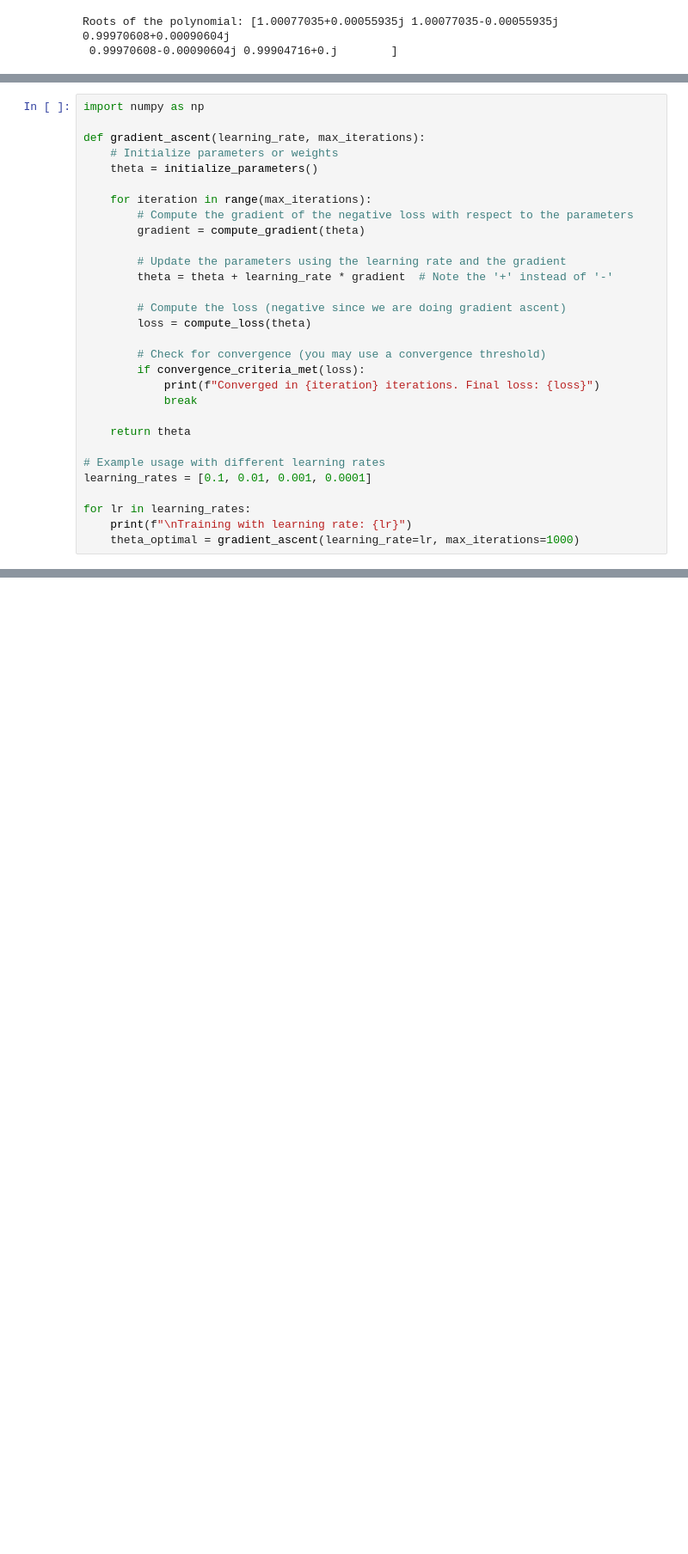
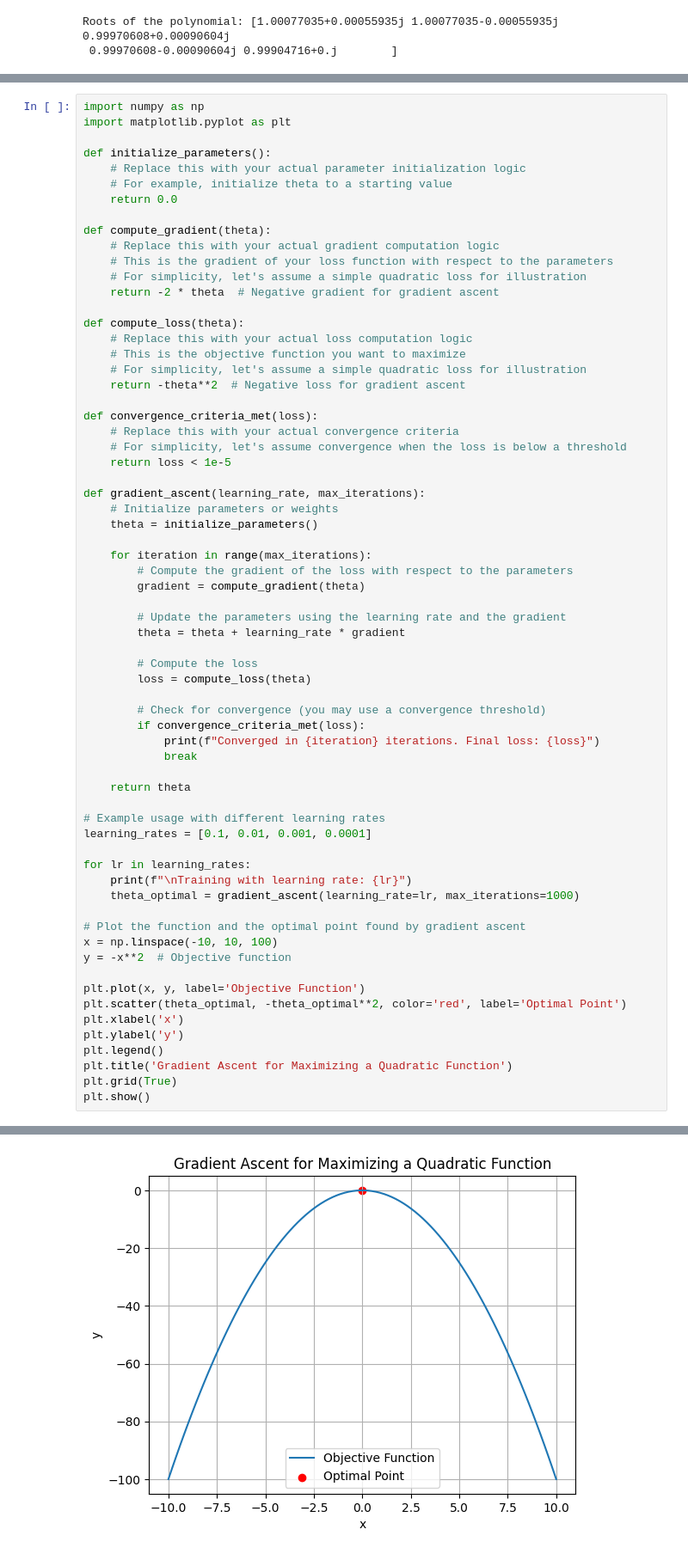
Before and after one commit to Sunny18-2002/IIITH-files, a Jupyter notebook: Lab_2.ipynb, the cells around one changed output, grey strips where cells are left out. Shown: that part at 86% size. Drawn from its saved outputs; the diff is of its cells as text; blank space fills up the shorter version.

```diff
--- a/Lab_2.ipynb
+++ b/Lab_2.ipynb
@@ -120,18 +128,41 @@ Roots of the polynomial: [1.00077035+0.00055935j 1.00077035-0.00055935j 0.999706
 # %%
 import numpy as np
+import matplotlib.pyplot as plt
+
+def initialize_parameters():
+    # Replace this with your actual parameter initialization logic
+    # For example, initialize theta to a starting value
+    return 0.0
+
+def compute_gradient(theta):
+    # Replace this with your actual gradient computation logic
+    # This is the gradient of your loss function with respect to the parameters
+    # For simplicity, let's assume a simple quadratic loss for illustration
+    return -2 * theta  # Negative gradient for gradient ascent
+
+def compute_loss(theta):
+    # Replace this with your actual loss computation logic
+    # This is the objective function you want to maximize
+    # For simplicity, let's assume a simple quadratic loss for illustration
+    return -theta**2  # Negative loss for gradient ascent
+
+def convergence_criteria_met(loss):
+    # Replace this with your actual convergence criteria
+    # For simplicity, let's assume convergence when the loss is below a threshold
+    return loss < 1e-5
 
 def gradient_ascent(learning_rate, max_iterations):
     # Initialize parameters or weights
     theta = initialize_parameters()
 
     for iteration in range(max_iterations):
-        # Compute the gradient of the negative loss with respect to the parameters
+        # Compute the gradient of the loss with respect to the parameters
         gradient = compute_gradient(theta)
 
         # Update the parameters using the learning rate and the gradient
-        theta = theta + learning_rate * gradient  # Note the '+' instead of '-'
+        theta = theta + learning_rate * gradient
 
-        # Compute the loss (negative since we are doing gradient ascent)
+        # Compute the loss
         loss = compute_loss(theta)
 
         # Check for convergence (you may use a convergence threshold)
@@ -147,5 +178,18 @@ learning_rates = [0.1, 0.01, 0.001, 0.0001]
 for lr in learning_rates:
     print(f"\nTraining with learning rate: {lr}")
     theta_optimal = gradient_ascent(learning_rate=lr, max_iterations=1000)
+
+# Plot the function and the optimal point found by gradient ascent
+x = np.linspace(-10, 10, 100)
+y = -x**2  # Objective function
+
+plt.plot(x, y, label='Objective Function')
+plt.scatter(theta_optimal, -theta_optimal**2, color='red', label='Optimal Point')
+plt.xlabel('x')
+plt.ylabel('y')
+plt.legend()
+plt.title('Gradient Ascent for Maximizing a Quadratic Function')
+plt.grid(True)
+plt.show()
 # %% [output]
 Training with learning rate: 0.1
@@ -157,0 +206 @@ Training with learning rate: 0.0001
+[figure, added]
```
Also changed, not shown: parts of 6 cells of this notebook.
